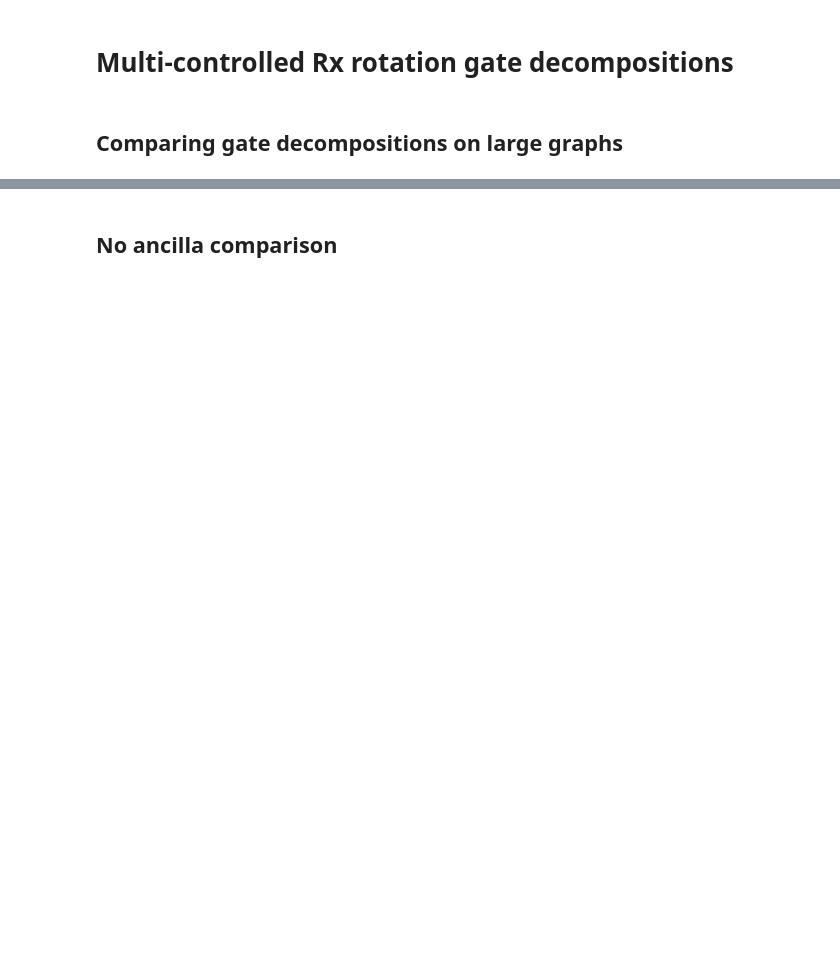
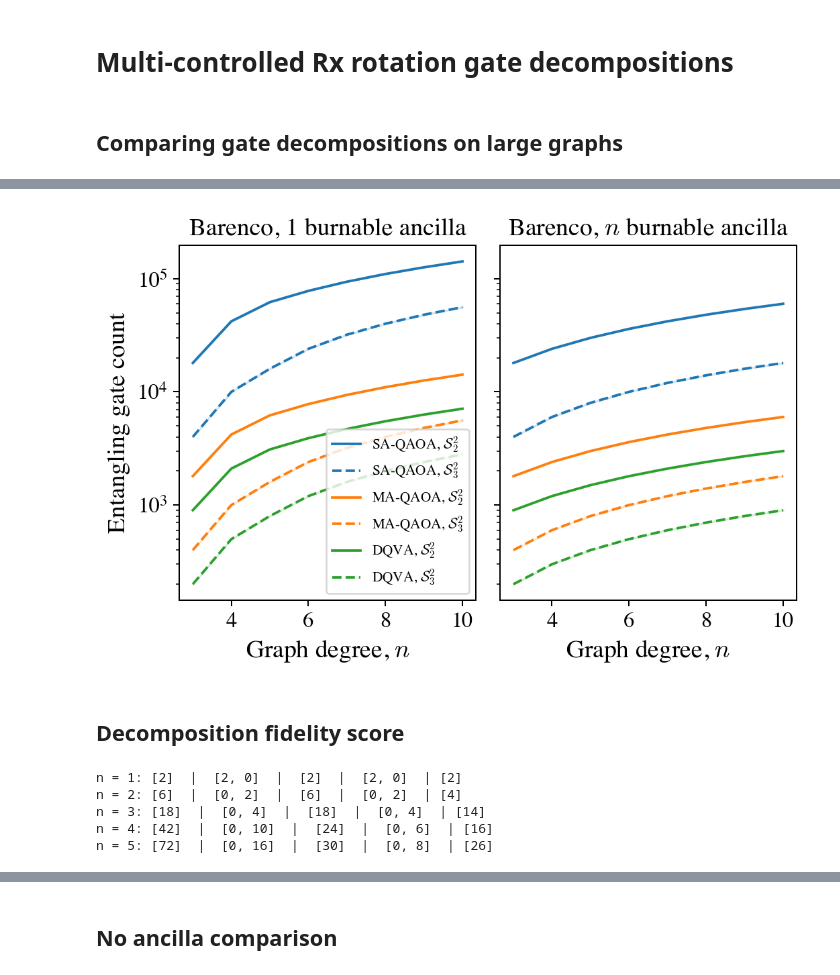
Before and after one commit to Quantum-Software-Tools/quantum-constrained-optimization, a Jupyter notebook: gate_decompositions.ipynb, the cells around one changed output, grey strips where cells are left out. Cells and saved outputs as stored; diff of their text form; code cells hidden in the pictures; blank space fills up the shorter version.

```diff
--- a/gate_decompositions.ipynb
+++ b/gate_decompositions.ipynb
@@ -110,0 +207,38 @@ plot_d3_gate_counts([10,100,1000])
+# %%
+gate_count_dict = {'SA-QAOA':{'CX':[], 'CCX':[]}, 'MA-QAOA':{'CX':[], 'CCX':[]}, 'DQVA':{'CX':[], 'CCX':[]}}
+sample_size = 100
+avg_degree = 6
+size = 100
+for degree in [3, 4, 5, 6, 7, 8, 9, 10]:
+    count = 1
+    sample_graphs = []
+    while count <= sample_size:
+        sample_graphs.append(nx.random_regular_graph(degree, size))
+        count += 1
+
+    avg_density = []
+    for G in sample_graphs:
+        avg_density.append(np.mean([t[1] for t in G.degree()]))
+    print(f"{size} node graphs, average density: {np.mean(avg_density):.2f}")
+
+    for alg in gate_count_dict.keys():
+        print(f'\t{alg}:')
+        if alg == 'SA-QAOA':
+            gate_counts = [gdn.sa_qaoa_gate_count(G, 10) for G in sample_graphs]
+        elif alg == 'MA-QAOA':
+            gate_counts = [gdn.ma_qaoa_gate_count(G) for G in sample_graphs]
+        elif alg == 'DQVA':
+            gate_counts = [gdn.dqva_gate_count(G, size // 2) for G in sample_graphs]
+
+        for n, gateset in zip([1,2], ['CX', 'CCX']):
+            one_ancilla_count = [gdn.one_ancilla_barenco(gate_count, n) for gate_count in gate_counts]
+            n_ancilla_count = [gdn.n_ancilla_barenco(gate_count, n) for gate_count in gate_counts]
+
+            gate_count_dict[alg][gateset].append(
+                (degree,
+                 (np.mean(one_ancilla_count), np.std(one_ancilla_count)),
+                 (np.mean(n_ancilla_count), np.std(n_ancilla_count)),
+                )
+            )
+
+            print(f'\t\tWith native C_{n}_X: {np.mean(one_ancilla_count):.2f} w/one ancilla, {np.mean(n_ancilla_count):.2f} w/n ancilla')
@@ -110,0 +315,20 @@ plot_d3_gate_counts([10,100,1000])
+# %%
+plot_degree_gate_counts(gate_count_dict, savefig=None)
+# %% [output]
+[figure, added]
+# %% [markdown]
+## Decomposition fidelity score
+# %%
+for n in range(1,6):
+    one_2 = gdn.one_ancilla_barenco_basis_counts({f'c_{n}_Rx':1}, 1)
+    one_3 = gdn.one_ancilla_barenco_basis_counts({f'c_{n}_Rx':1}, 2)
+    n_2 = gdn.n_ancilla_barenco_basis_counts({f'c_{n}_Rx':1}, 1)
+    n_3 = gdn.n_ancilla_barenco_basis_counts({f'c_{n}_Rx':1}, 2)
+    qutrit = gdn.no_ancilla_qutrit_basis_counts({f'c_{n}_Rx':1})
+    print(f'n = {n}: {one_2}  |  {one_3}  |  {n_2}  |  {n_3}  | {qutrit}')
+# %% [output]
+n = 1: [2]  |  [2, 0]  |  [2]  |  [2, 0]  | [2]
+n = 2: [6]  |  [0, 2]  |  [6]  |  [0, 2]  | [4]
+n = 3: [18]  |  [0, 4]  |  [18]  |  [0, 4]  | [14]
+n = 4: [42]  |  [0, 10]  |  [24]  |  [0, 6]  | [16]
+n = 5: [72]  |  [0, 16]  |  [30]  |  [0, 8]  | [26]
```
Also changed, not shown: parts of 15 cells of this notebook, 2 other files.
